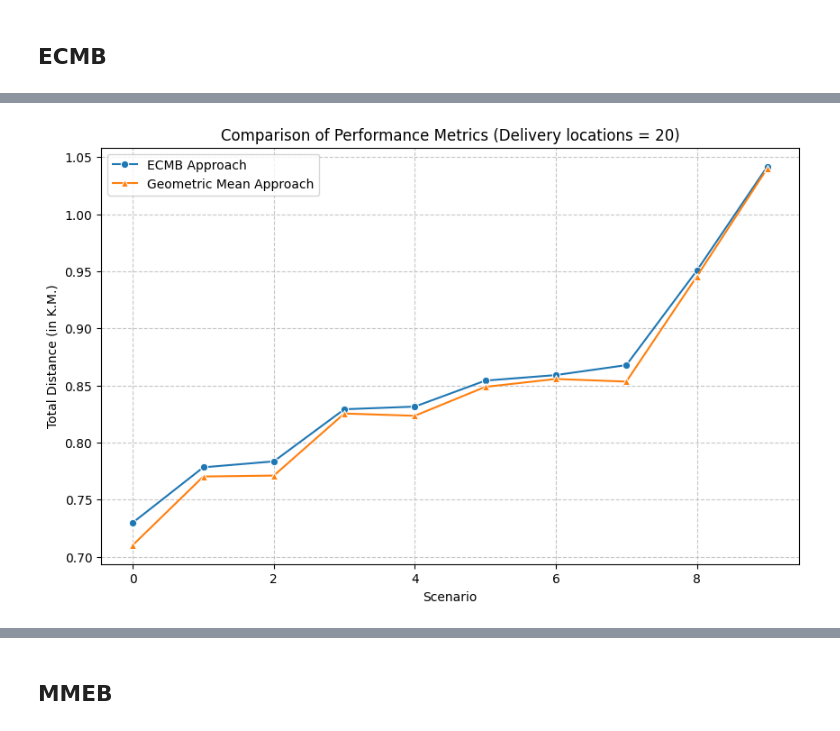
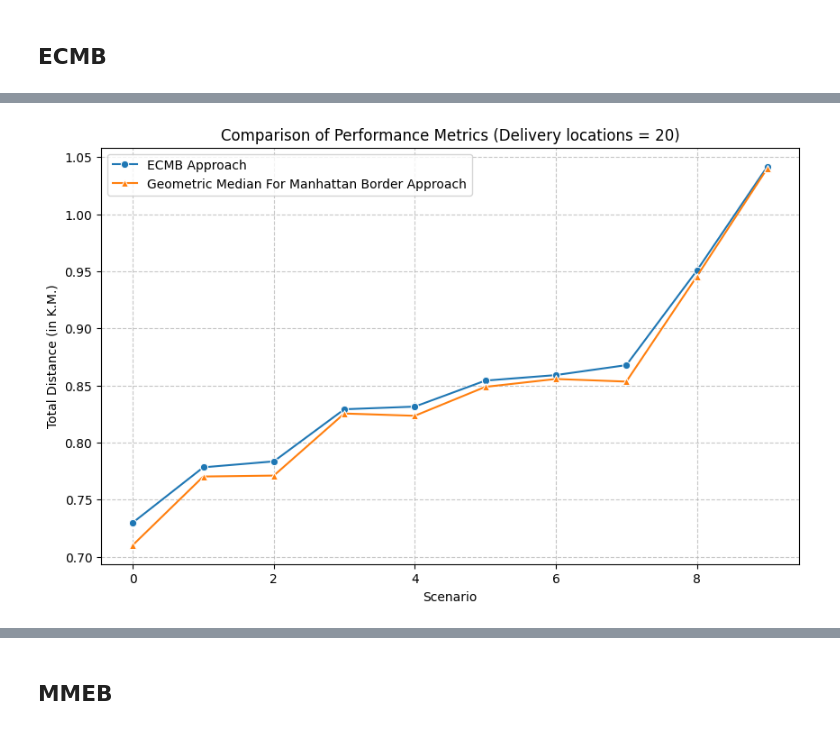
Before and after one commit to CR-Samrat/drone-based-delivary, a Jupyter notebook: performance_enhancement_after_dp_pruning.ipynb, the cells around one changed output, grey strips where cells are left out. Drawn from its saved outputs; the diff is of its cells as text; code cells hidden in the pictures.

```diff
--- a/performance_enhancement_after_dp_pruning.ipynb
+++ b/performance_enhancement_after_dp_pruning.ipynb
@@ -167,18 +167,18 @@ df_ecmb_20.head(10)
 # %%
 plt.figure(figsize=(10, 6))
 
 sns.lineplot(data=df_ecmb_20, x=df_ecmb_20.index, y='distance', marker='o', label='ECMB Approach')
-sns.lineplot(data=df_ecmb_20, x=df_ecmb_20.index, y='optimized_distance', marker='^', label='Geometric Mean Approach')
+sns.lineplot(data=df_ecmb_20, x=df_ecmb_20.index, y='optimized_distance', marker='^', label='Geometric Median For Manhattan Border Approach')
 
 plt.title('Comparison of Performance Metrics (Delivery locations = 20)')
 plt.xlabel('Scenario')
 plt.ylabel('Total Distance (in K.M.)')
 
 plt.grid(True, linestyle='--', alpha=0.7)
 
 plt.show()
 # %% [output]
-[figure, old version]
+[figure, new version]
 # %%
 df_ecmb_50 = df_ecmb[df_ecmb['total_delivary'] == 50]
 df_ecmb_50 = df_ecmb_50.sort_values(by="distance").reset_index()
```
Also changed, not shown: parts of 26 cells of this notebook, 8 other files.
